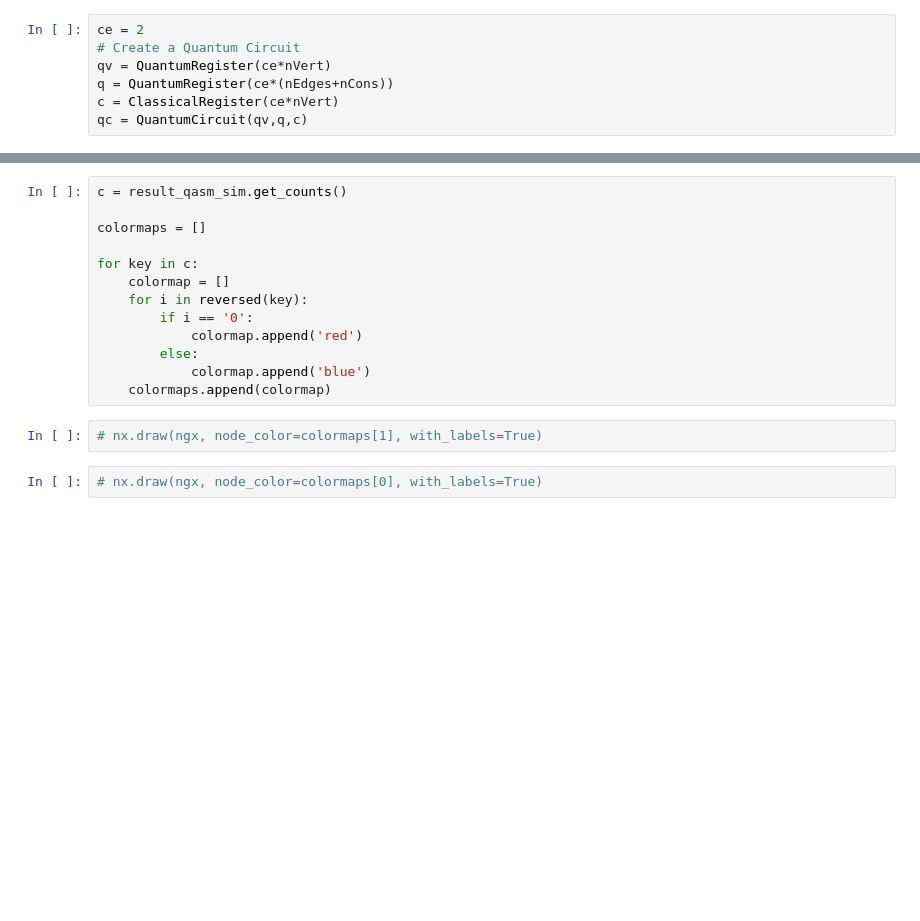
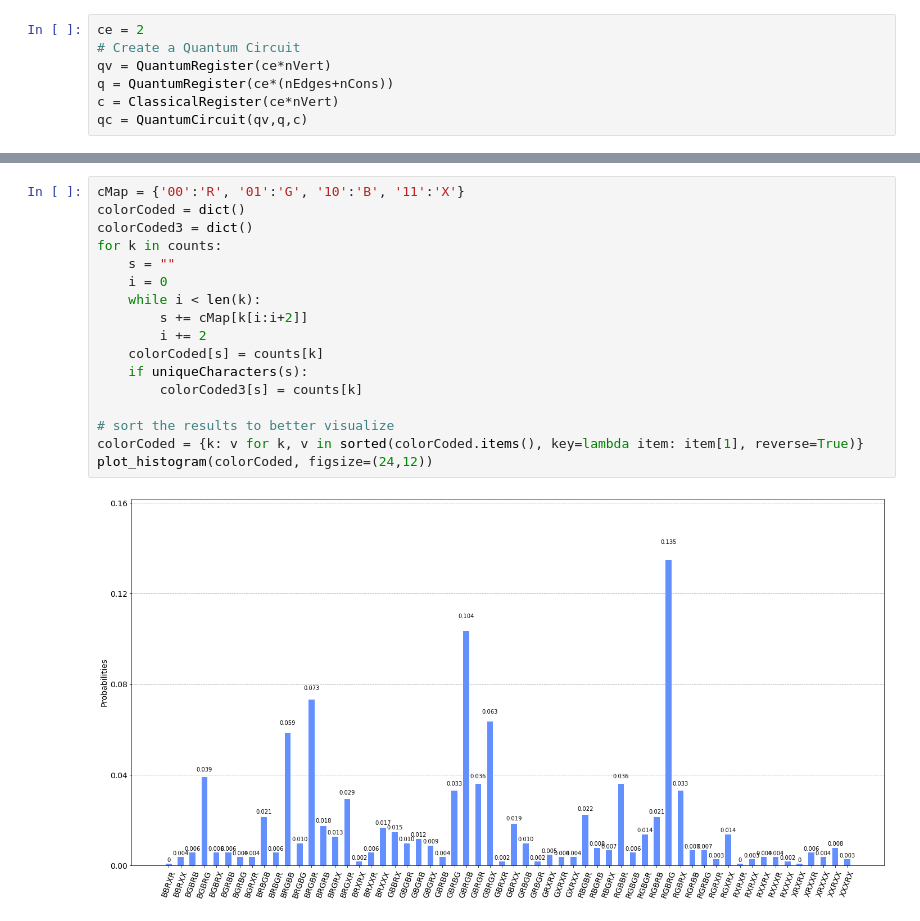
Before and after one commit to carlklier/CombinatorialOptimizationGraphColoring, a Jupyter notebook: code/3-coloring-qaoa.ipynb, the cells around one changed output, grey strips where cells are left out. Cells and saved outputs as stored; diff of their text form; blank space fills up the shorter version.

```diff
--- a/code/3-coloring-qaoa.ipynb
+++ b/code/3-coloring-qaoa.ipynb
@@ -136,17 +168,19 @@ plot_histogram(cCount)
-# %%
-c = result_qasm_sim.get_counts()
-
-colormaps = []
-
-for key in c:
-    colormap = []
-    for i in reversed(key):
-        if i == '0':
-            colormap.append('red')
-        else:
-            colormap.append('blue')
-    colormaps.append(colormap)
-# %%
-# nx.draw(ngx, node_color=colormaps[1], with_labels=True)
-# %%
-# nx.draw(ngx, node_color=colormaps[0], with_labels=True)
+# %%
+cMap = {'00':'R', '01':'G', '10':'B', '11':'X'}
+colorCoded = dict()
+colorCoded3 = dict()
+for k in counts:
+    s = ""
+    i = 0
+    while i < len(k):
+        s += cMap[k[i:i+2]]
+        i += 2
+    colorCoded[s] = counts[k]
+    if uniqueCharacters(s):
+        colorCoded3[s] = counts[k]
+
+# sort the results to better visualize
+colorCoded = {k: v for k, v in sorted(colorCoded.items(), key=lambda item: item[1], reverse=True)}
+plot_histogram(colorCoded, figsize=(24,12))
+# %% [output]
+[figure, added]
```
Also changed, not shown: parts of 10 cells of this notebook.
